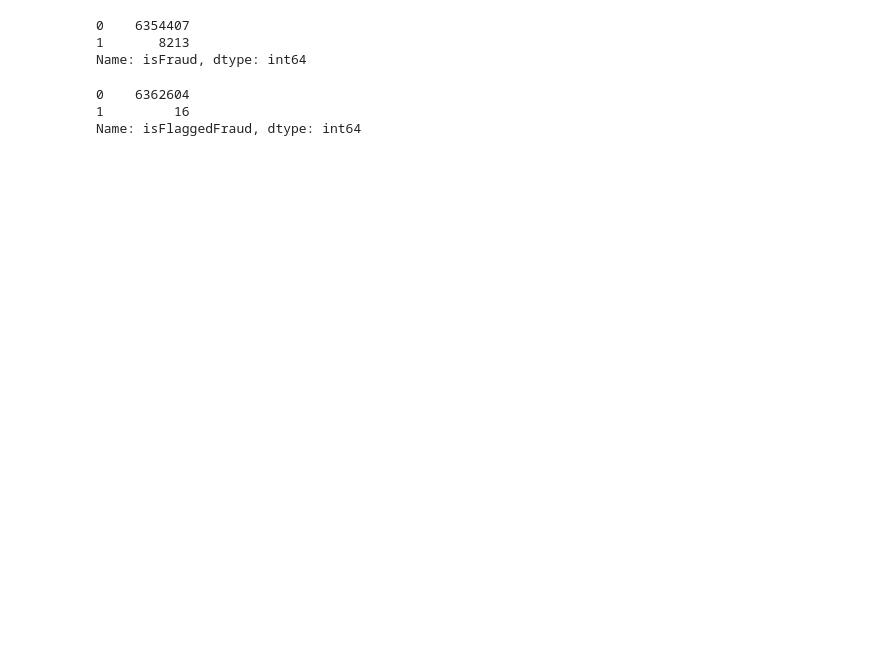
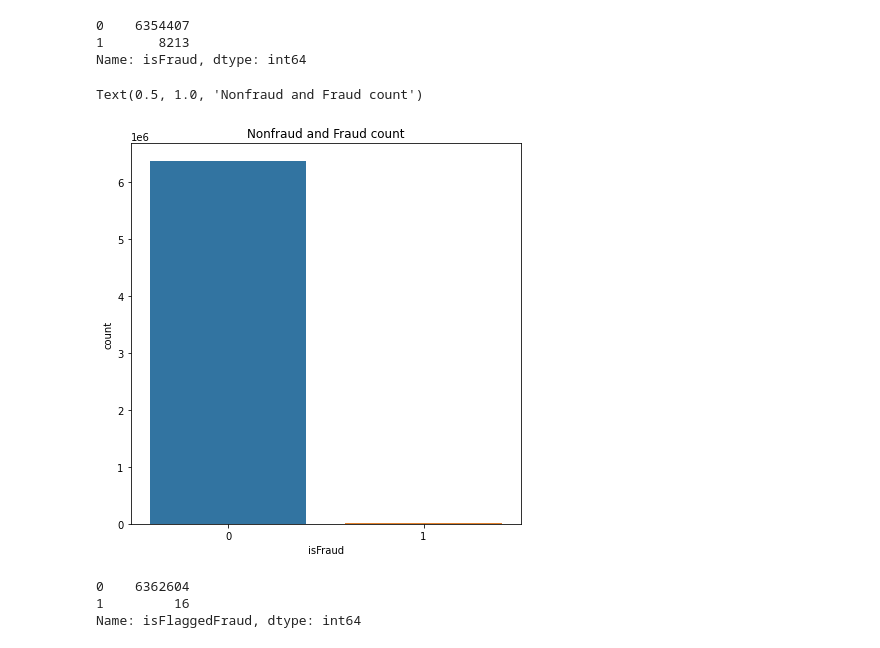
Before and after one commit to Gowri1997/Fraud_prediction, a Jupyter notebook: Fraud_Transaction.ipynb, the cells around one changed output. Saved outputs shown, nothing was run; the diff lists cells and outputs as text; code cells hidden in the pictures; blank space fills up the shorter version.

```diff
--- a/Fraud_Transaction.ipynb
+++ b/Fraud_Transaction.ipynb
@@ -131,6 +159,13 @@ fraud_df.isFraud.value_counts()
 0    6354407
 1       8213
 Name: isFraud, dtype: int64
+# %%
+plt.figure(figsize=(7,7))
+sn.countplot(fraud_df['isFraud'])
+plt.title('Nonfraud and Fraud count')
+# %% [output]
+Text(0.5, 1.0, 'Nonfraud and Fraud count')
+[figure, added]
 # %%
 fraud_df.isFlaggedFraud.value_counts()
 # %% [output]
```
Also changed, not shown: parts of 69 cells of this notebook.
